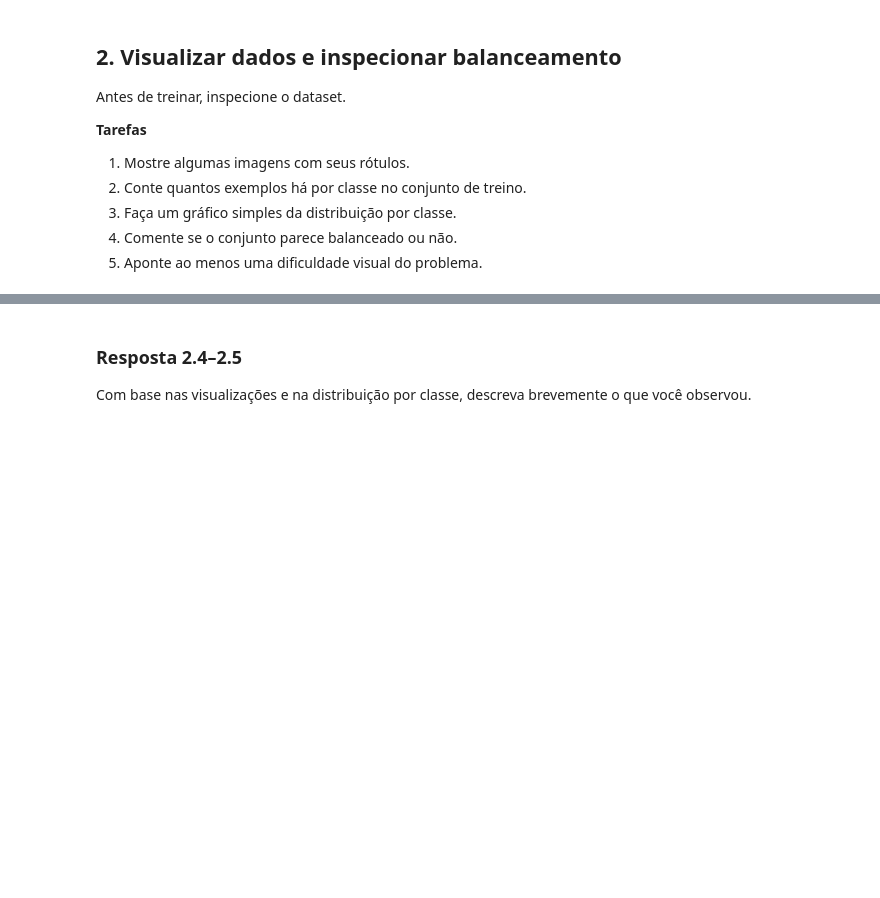
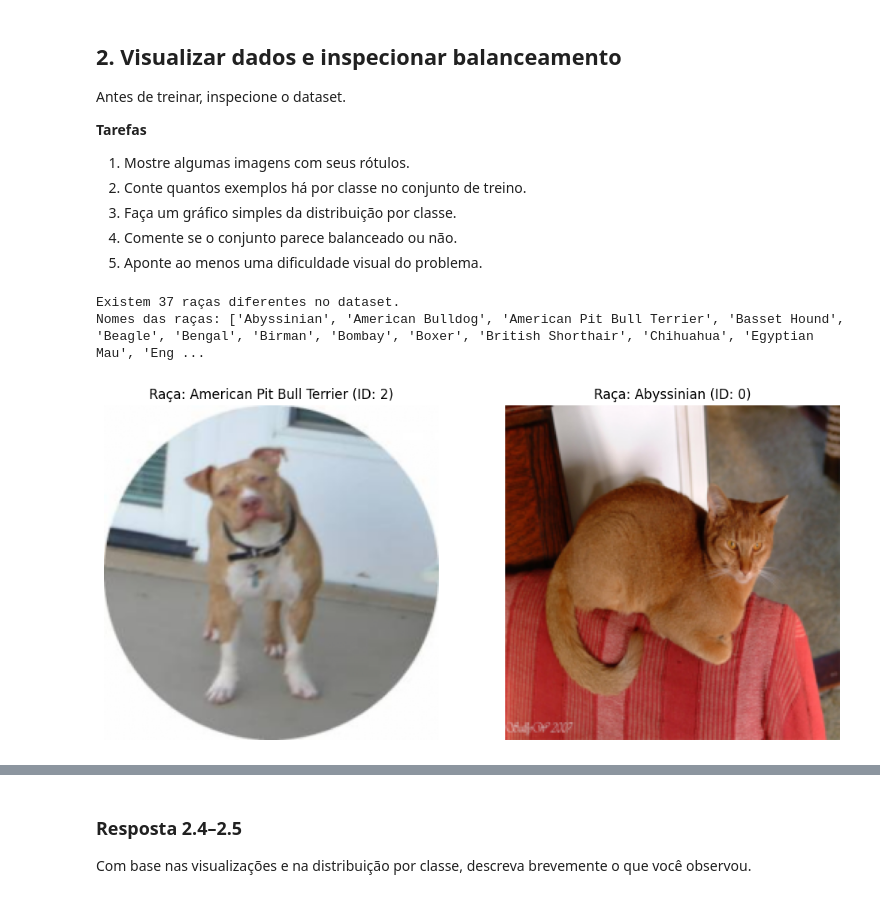
Before and after one commit to Heri-impatech/trabalho_I_ml2, a Jupyter notebook: trabalho_1/classificacao_com_cnn.ipynb, the cells around one changed output, grey strips where cells are left out. Cells and saved outputs as stored; diff of their text form; code cells hidden in the pictures; blank space fills up the shorter version.

```diff
--- a/trabalho_1/classificacao_com_cnn.ipynb
+++ b/trabalho_1/classificacao_com_cnn.ipynb
@@ -205,0 +200,26 @@ Antes de treinar, inspecione o dataset.
+# %%
+
+nomes_classes = dataset.classes
+print(f"Existem {len(nomes_classes)} raças diferentes no dataset.")
+print(f"Nomes das raças: {nomes_classes}")
+
+plt.figure(figsize=(12, 6))
+
+plt.subplot(1, 2, 1) # posição 1
+imagem_125, label_125 = dataset[125]
+plt.imshow(imagem_125.permute(1, 2, 0))
+plt.title(f"Raça: {nomes_classes[label_125]} (ID: {label_125})")
+plt.axis('off')
+
+
+plt.subplot(1, 2, 2) # posição 2
+imagem_12, label_12 = dataset[12]
+plt.imshow(imagem_12.permute(1, 2, 0))
+plt.title(f"Raça: {nomes_classes[label_12]} (ID: {label_12})")
+plt.axis('off')
+
+plt.show()
+# %% [output]
+Existem 37 raças diferentes no dataset.
+Nomes das raças: ['Abyssinian', 'American Bulldog', 'American Pit Bull Terrier', 'Basset Hound', 'Beagle', 'Bengal', 'Birman', 'Bombay', 'Boxer', 'British Shorthair', 'Chihuahua', 'Egyptian Mau', 'Eng ...
+[figure, added]
```
Also changed, not shown: parts of 7 cells of this notebook.
